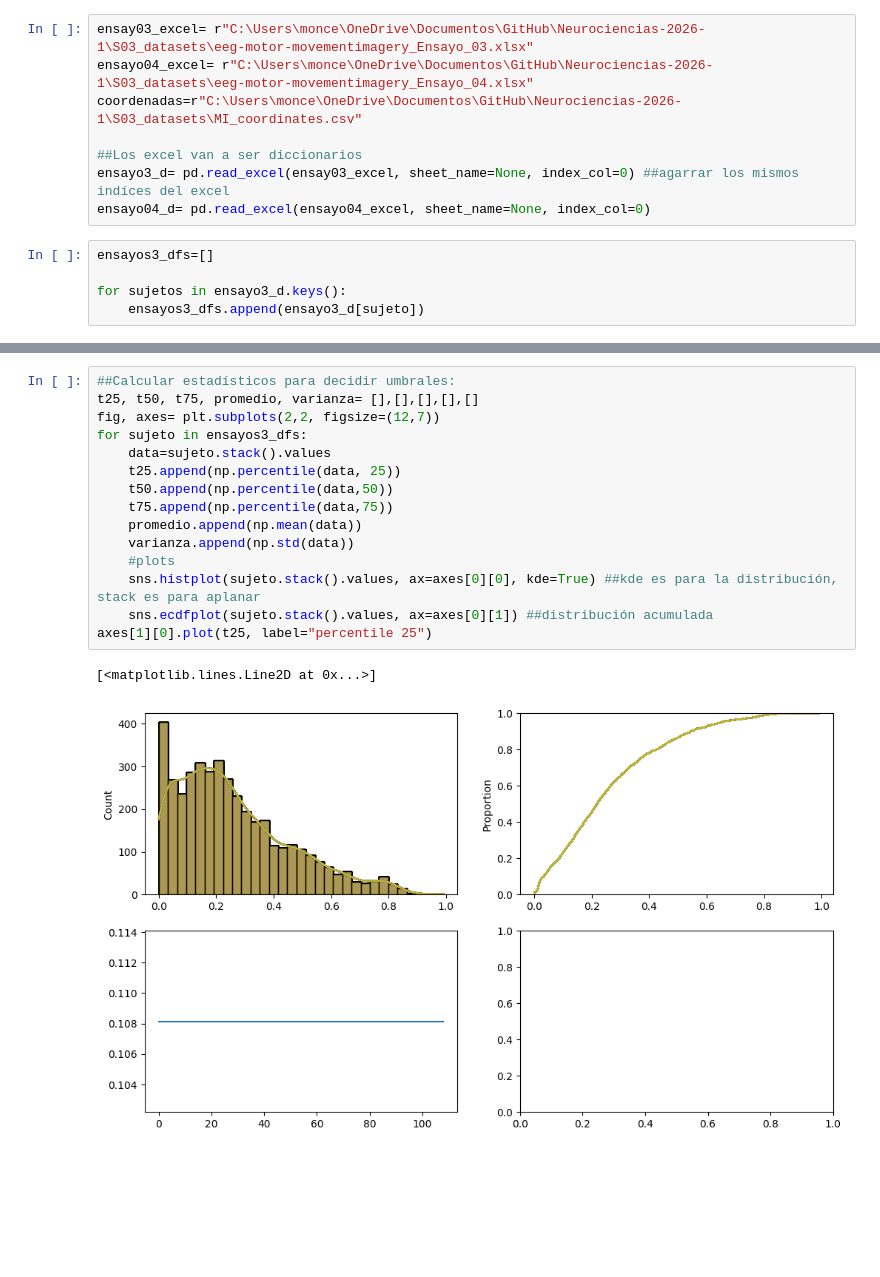
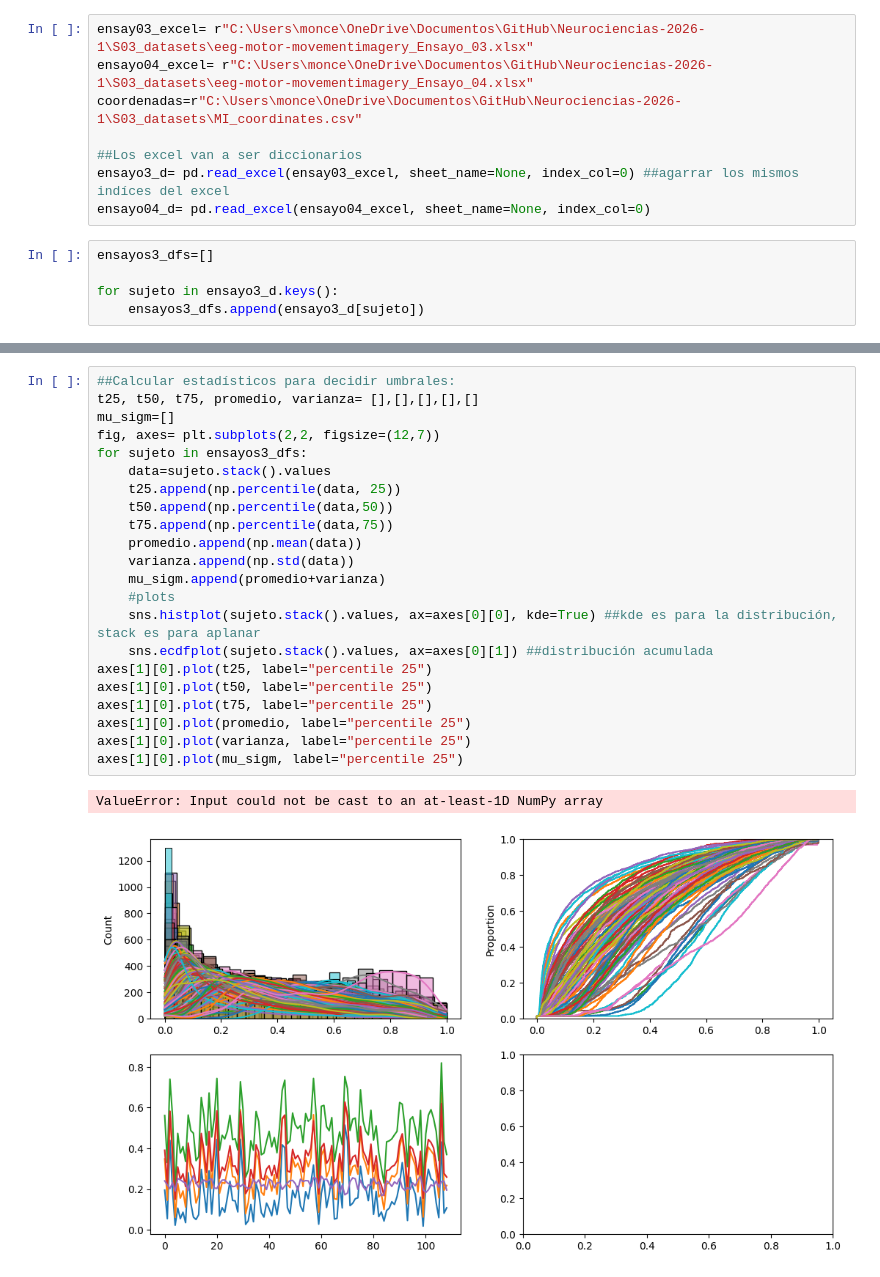
Before and after one commit to Fernando-JAL/Neurociencias-2026-1, a Jupyter notebook: S04_parciales/Parcial_3_profe.ipynb, the cells around one changed output, grey strips where cells are left out. Saved outputs shown, nothing was run; the diff lists cells and outputs as text; blank space fills up the shorter version.

```diff
--- a/S04_parciales/Parcial_3_profe.ipynb
+++ b/S04_parciales/Parcial_3_profe.ipynb
@@ -43,7 +43,7 @@ ensayo04_d= pd.read_excel(ensayo04_excel, sheet_name=None, index_col=0)
 # %%
 ensayos3_dfs=[]
 
-for sujetos in ensayo3_d.keys():
+for sujeto in ensayo3_d.keys():
     ensayos3_dfs.append(ensayo3_d[sujeto])
 # %%
 ##Filtrado de matrices, apilación
@@ -92,18 +88,25 @@ Heatmap apilado con un umbral
 # %%
 ##Calcular estadísticos para decidir umbrales:
 t25, t50, t75, promedio, varianza= [],[],[],[],[]
+mu_sigm=[]
 fig, axes= plt.subplots(2,2, figsize=(12,7))
 for sujeto in ensayos3_dfs:
     data=sujeto.stack().values
     t25.append(np.percentile(data, 25))
     t50.append(np.percentile(data,50))
     t75.append(np.percentile(data,75))
     promedio.append(np.mean(data))
     varianza.append(np.std(data))
+    mu_sigm.append(promedio+varianza)
     #plots
     sns.histplot(sujeto.stack().values, ax=axes[0][0], kde=True) ##kde es para la distribución, stack es para aplanar
     sns.ecdfplot(sujeto.stack().values, ax=axes[0][1]) ##distribución acumulada
 axes[1][0].plot(t25, label="percentile 25")
+axes[1][0].plot(t50, label="percentile 25")
+axes[1][0].plot(t75, label="percentile 25")
+axes[1][0].plot(promedio, label="percentile 25")
+axes[1][0].plot(varianza, label="percentile 25")
+axes[1][0].plot(mu_sigm, label="percentile 25")
 # %% [output]
-[<matplotlib.lines.Line2D at 0x...>]
+ValueError: Input could not be cast to an at-least-1D NumPy array
-[figure, old version]
+[figure, new version]
```
Also changed, not shown: parts of 3 cells of this notebook.
